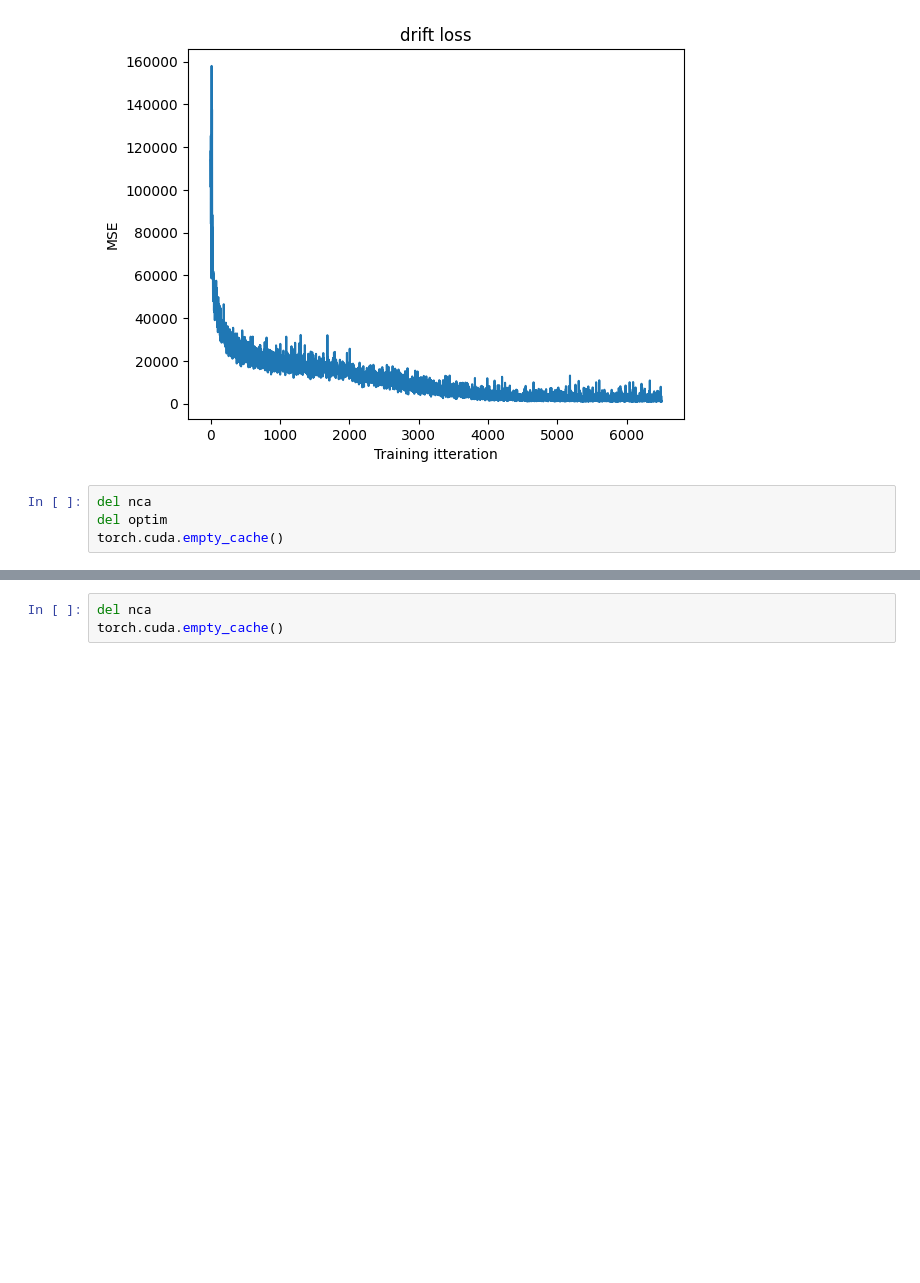
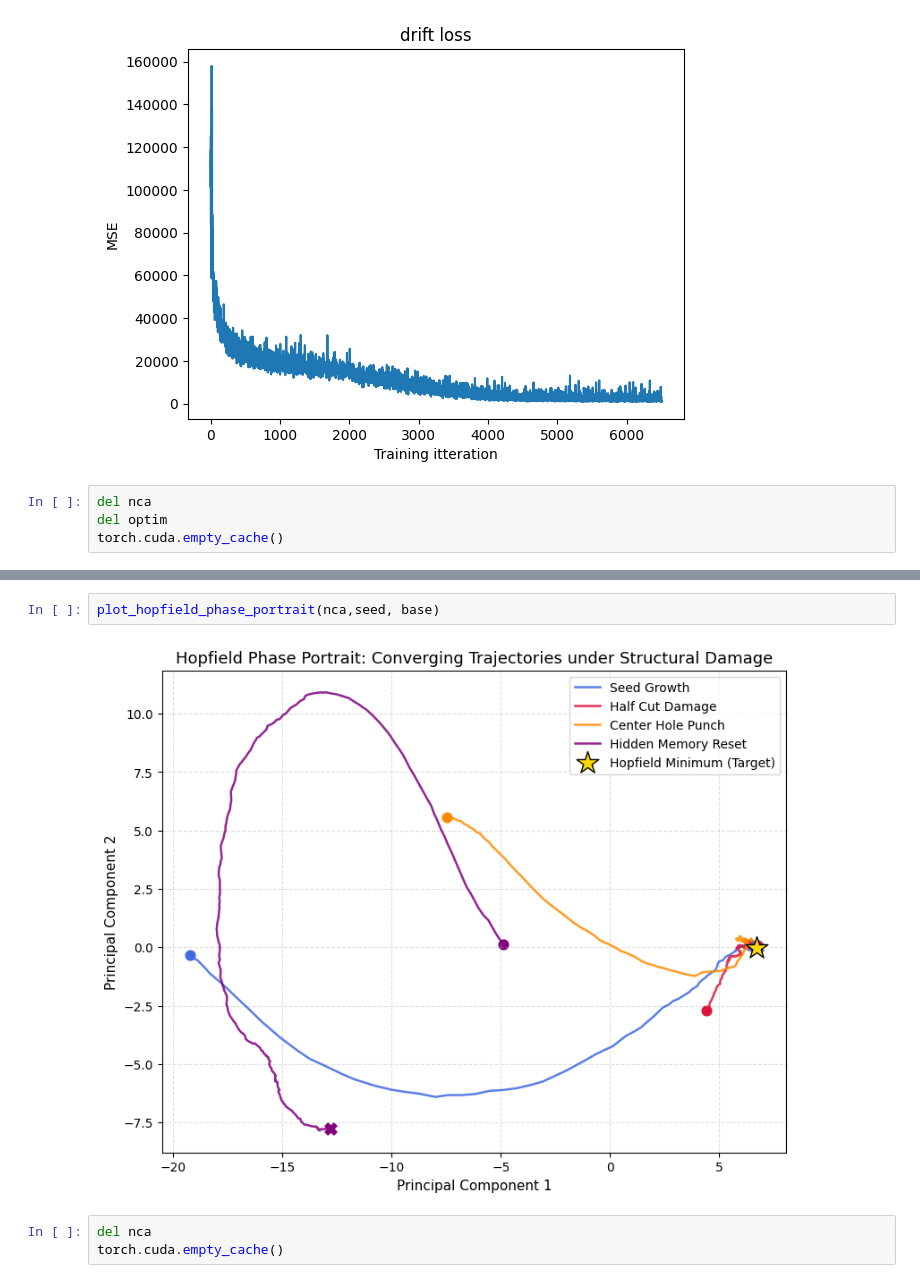
Before and after one commit to lshofsl/Advanced-topics-in-PoD-project-, a Jupyter notebook: EBM_NCA.ipynb, the cells around one changed output, grey strips where cells are left out. Saved outputs shown, nothing was run; the diff lists cells and outputs as text; blank space fills up the shorter version.

```diff
--- a/EBM_NCA.ipynb
+++ b/EBM_NCA.ipynb
@@ -595,3 +758,7 @@ visualize_regeneration(nca, seed, base, "right_half")
+# %%
+plot_hopfield_phase_portrait(nca,seed, base)
+# %% [output]
+[figure, added]
 # %%
 del nca
 torch.cuda.empty_cache()
```
Also changed, not shown: parts of 8 cells of this notebook.
